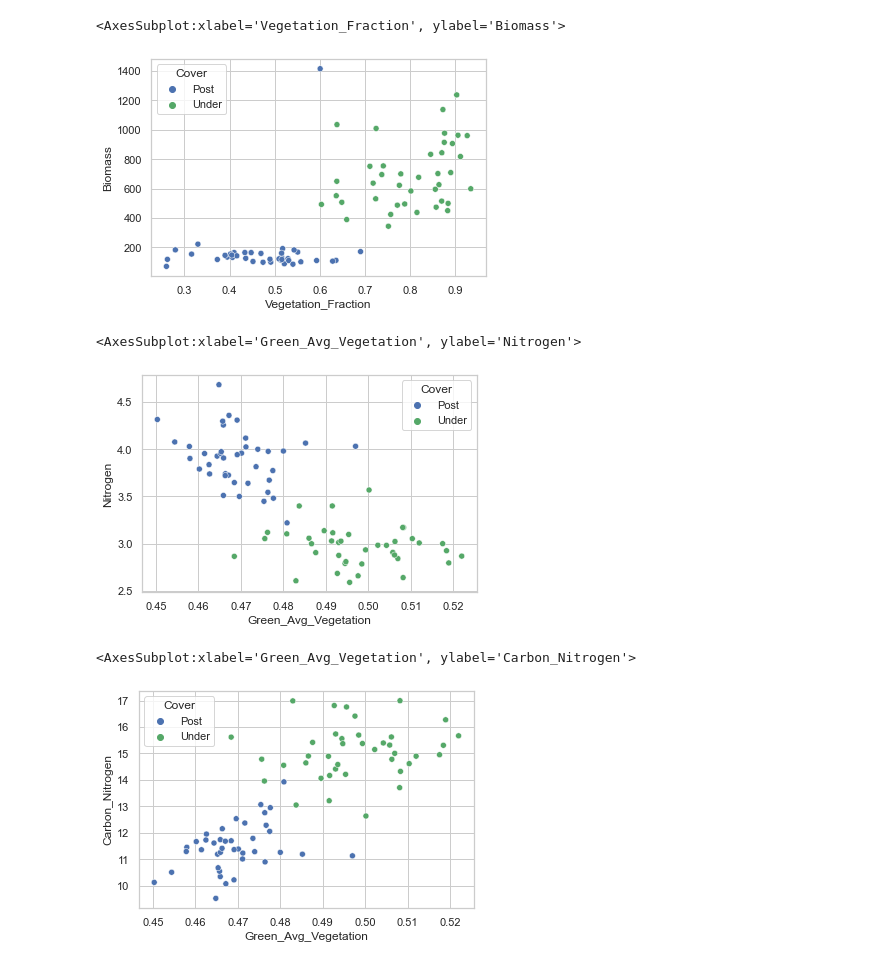
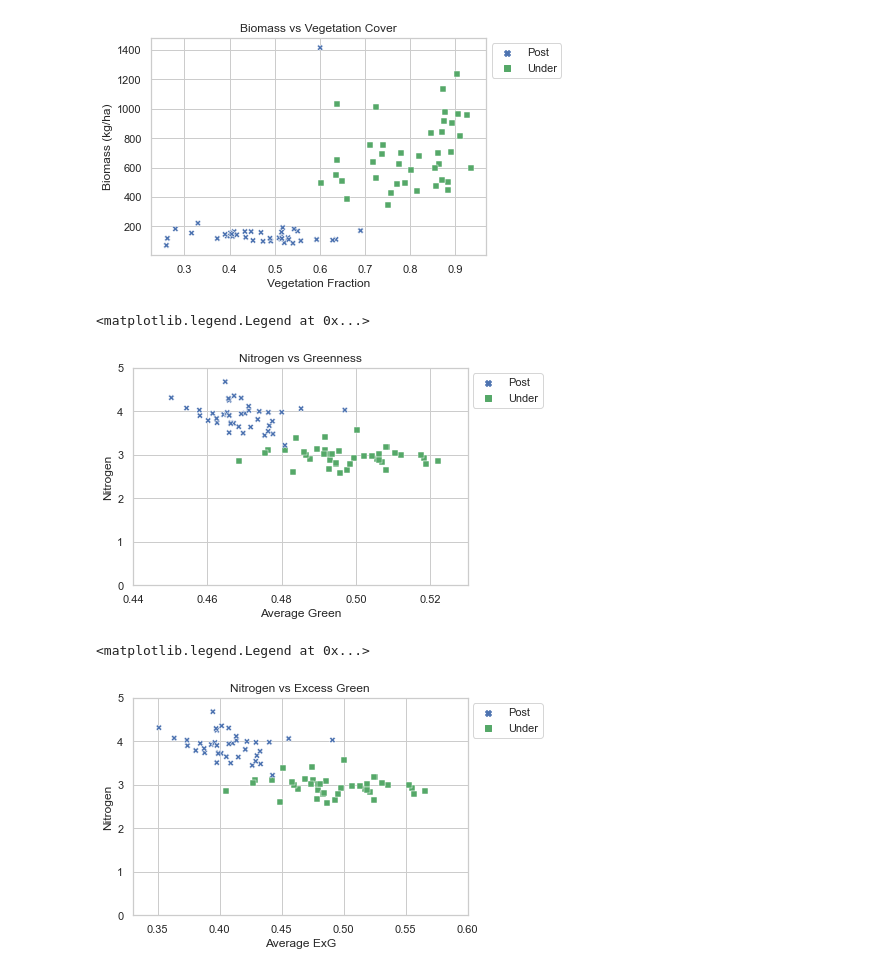
Before and after one commit to LRosen656/USDA_GEMS_TASK1, a Jupyter notebook: Plot_Oat_Results_Test.ipynb, the cells around one changed output. Saved outputs shown, nothing was run; the diff lists cells and outputs as text; code cells hidden in the pictures.

```diff
--- a/Plot_Oat_Results_Test.ipynb
+++ b/Plot_Oat_Results_Test.ipynb
@@ -8,4 +8,8 @@ import matplotlib.pyplot as plt
 import matplotlib.ticker as mtick
 from matplotlib.dates import DateFormatter
 import matplotlib.dates as mdates
+# %%
+if not os.path.exists("./graphs/"):
+    os.mkdir("./graphs/")
+graph_out = "./graphs/"
 # %%
@@ -165,21 +266,32 @@ Harvest
 # %%
-sns.set_theme(style ="whitegrid")
 
-sns.scatterplot(x = "Vegetation_Fraction", y = "Biomass", data = Harvest[(Harvest["Cover"]!="Fallow")],
-                hue = "Cover", palette=["b", "g"], markers = ["x", "s"])
+ax = sns.scatterplot(x = "Vegetation_Fraction", y = "Biomass", data = Harvest[(Harvest["Cover"]!="Fallow")],
+                hue = "Cover", palette=["b", "g"], style = "Cover", markers = ["X", "s"])
+ax.set(xlabel = "Vegetation Fraction", ylabel = "Biomass (kg/ha)",
+       title = "Biomass vs Vegetation Cover")
+ax.legend(bbox_to_anchor=(1,1))
+
+plt.savefig(graph_out + "Biomass_VC")
 # %% [output]
-<AxesSubplot:xlabel='Vegetation_Fraction', ylabel='Biomass'>
-[figure, old version]
+[figure, new version]
 # %%
-sns.scatterplot(x = "Green_Avg_Vegetation", y = "Nitrogen", data = Harvest[(Harvest["Cover"]!="Fallow")],
-                hue = "Cover" , palette=["b", "g"])
+ax = sns.scatterplot(x = "Green_Avg_Vegetation", y = "Nitrogen", data = Harvest[(Harvest["Cover"]!="Fallow")],
+                hue = "Cover", palette=["b", "g"], style = "Cover", markers = ["X", "s"])
+ax.set(xlabel = "Average Green", ylabel = "Nitrogen",
+       xlim = (0.44, 0.53), ylim = (0, 5),
+       title = "Nitrogen vs Greenness")
+ax.legend(bbox_to_anchor=(1.24,1))
 # %% [output]
-<AxesSubplot:xlabel='Green_Avg_Vegetation', ylabel='Nitrogen'>
+<matplotlib.legend.Legend at 0x...>
-[figure, old version]
+[figure, new version]
 # %%
-sns.scatterplot(x = "Green_Avg_Vegetation", y = "Carbon_Nitrogen", data = Harvest[(Harvest["Cover"]!="Fallow")],
-                hue = "Cover", palette=["b", "g"])
+ax = sns.scatterplot(x = "EXG_Avg_Vegetation", y = "Nitrogen", data = Harvest[(Harvest["Cover"]!="Fallow")],
+                hue = "Cover", palette=["b", "g"], style = "Cover", markers = ["X", "s"])
+ax.set(xlabel = "Average ExG", ylabel = "Nitrogen",
+       xlim = (0.33, 0.6), ylim= (0,5),
+       title = "Nitrogen vs Excess Green")
+ax.legend(bbox_to_anchor=(1.24,1))
 # %% [output]
-<AxesSubplot:xlabel='Green_Avg_Vegetation', ylabel='Carbon_Nitrogen'>
+<matplotlib.legend.Legend at 0x...>
-[figure, old version]
+[figure, new version]
 # %%
```
Also changed, not shown: parts of 34 cells of this notebook, 20 other files.
